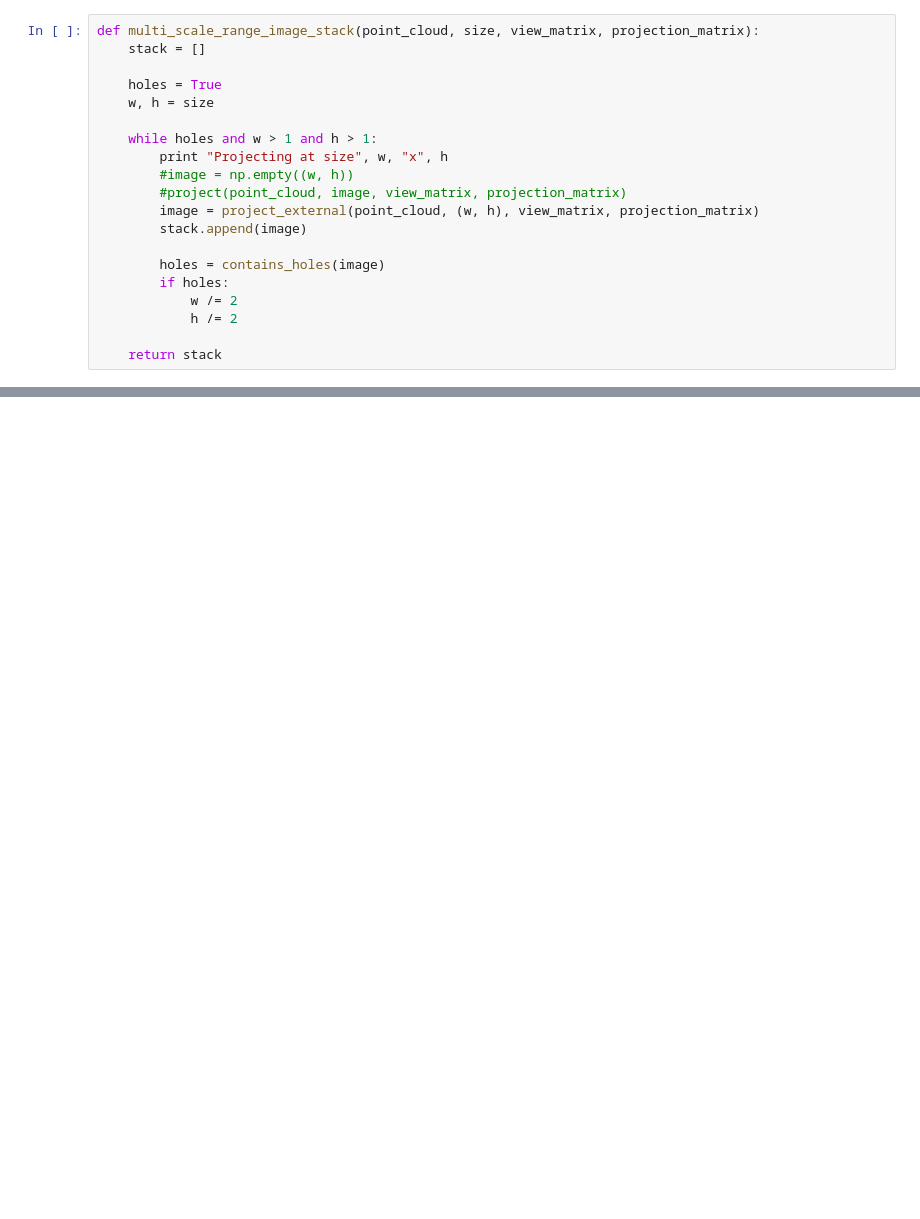
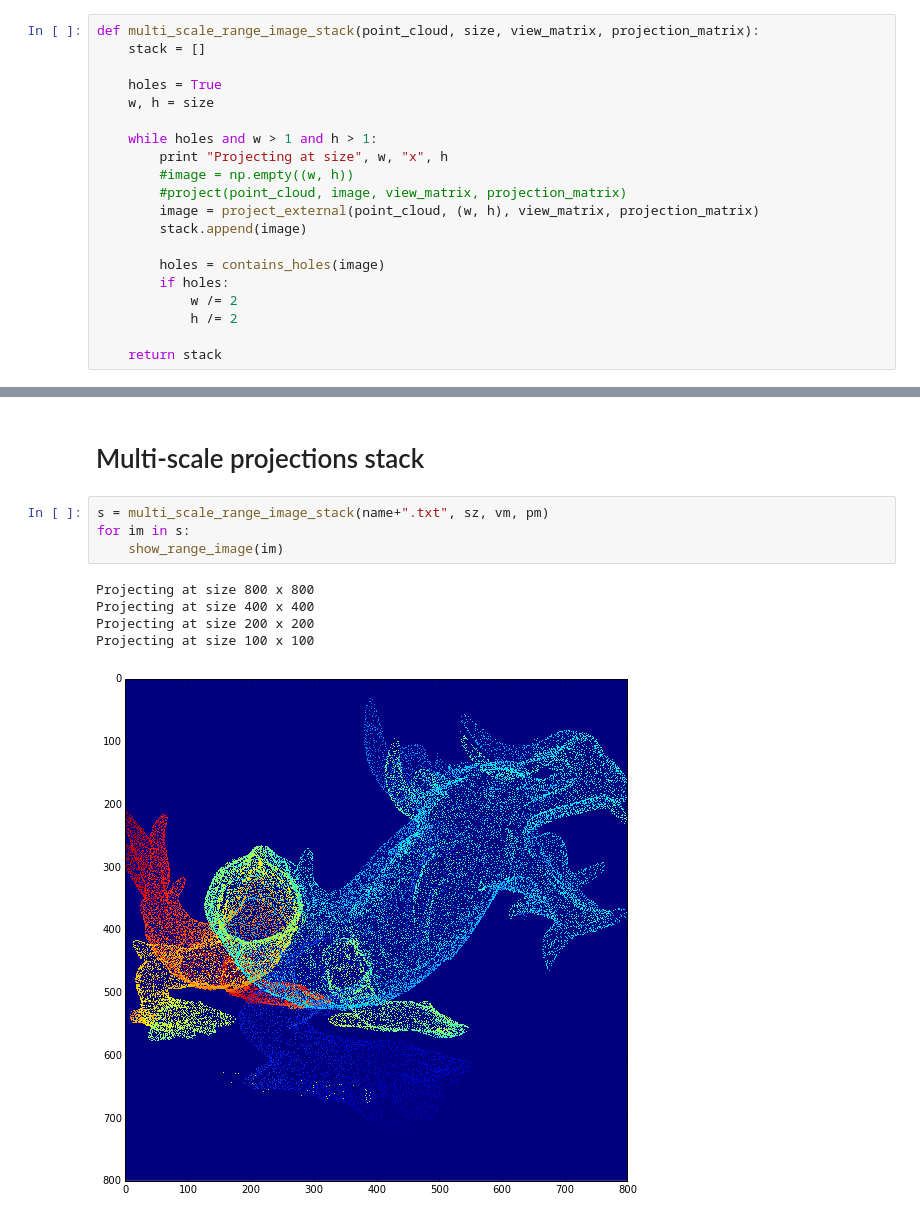
Before and after one commit to timlenertz/info-h-500, a Jupyter notebook: superresolution.ipynb, the cells around one changed output, grey strips where cells are left out. Drawn from its saved outputs; the diff is of its cells as text; blank space fills up the shorter version.

```diff
--- a/superresolution.ipynb
+++ b/superresolution.ipynb
@@ -196,0 +198,12 @@ Merging (400, 400) with (800, 800)
+# %% [markdown]
+# Multi-scale projections stack
+# %%
+s = multi_scale_range_image_stack(name+".txt", sz, vm, pm)
+for im in s:
+    show_range_image(im)
+# %% [output]
+Projecting at size 800 x 800
+Projecting at size 400 x 400
+Projecting at size 200 x 200
+Projecting at size 100 x 100
+[figure, added]
```
Also changed, not shown: parts of 17 cells of this notebook, 1 other file.
